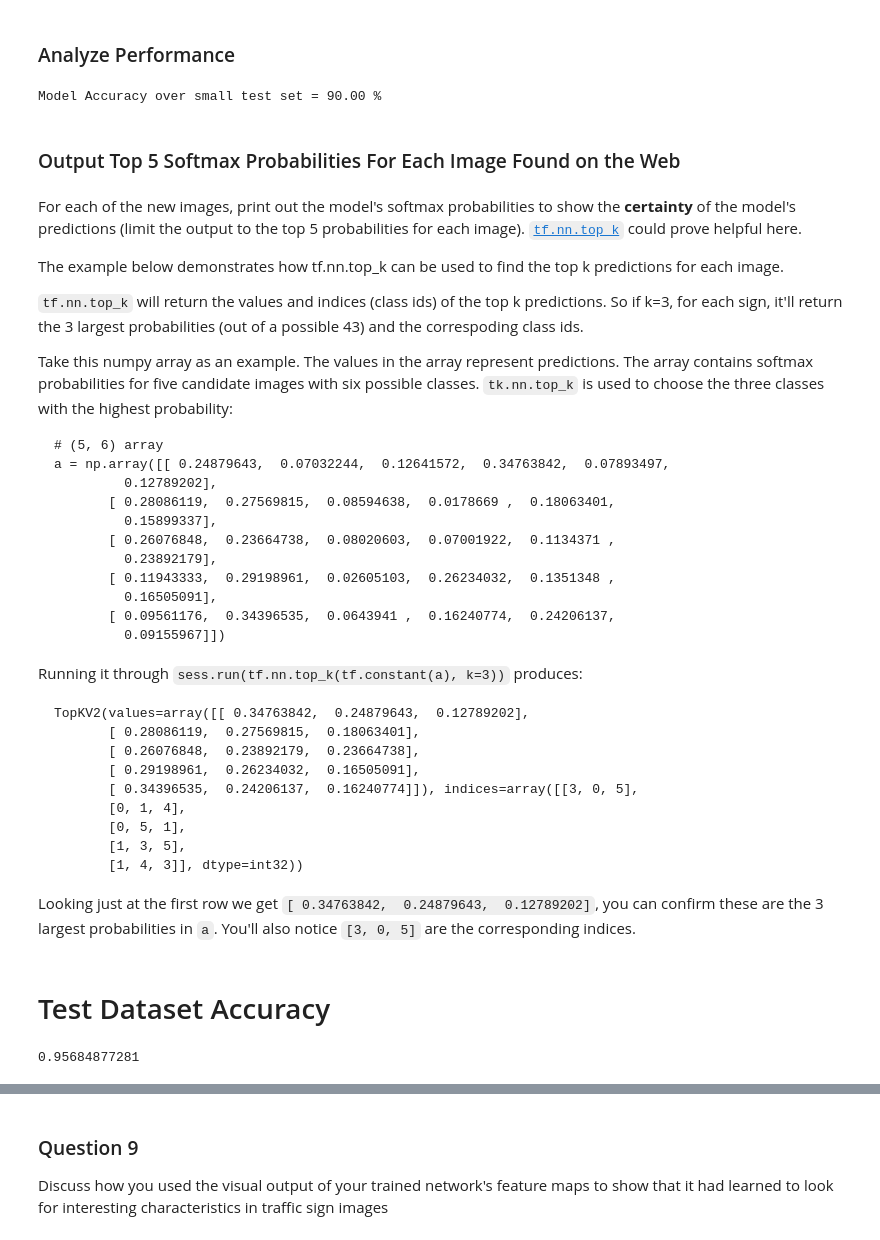
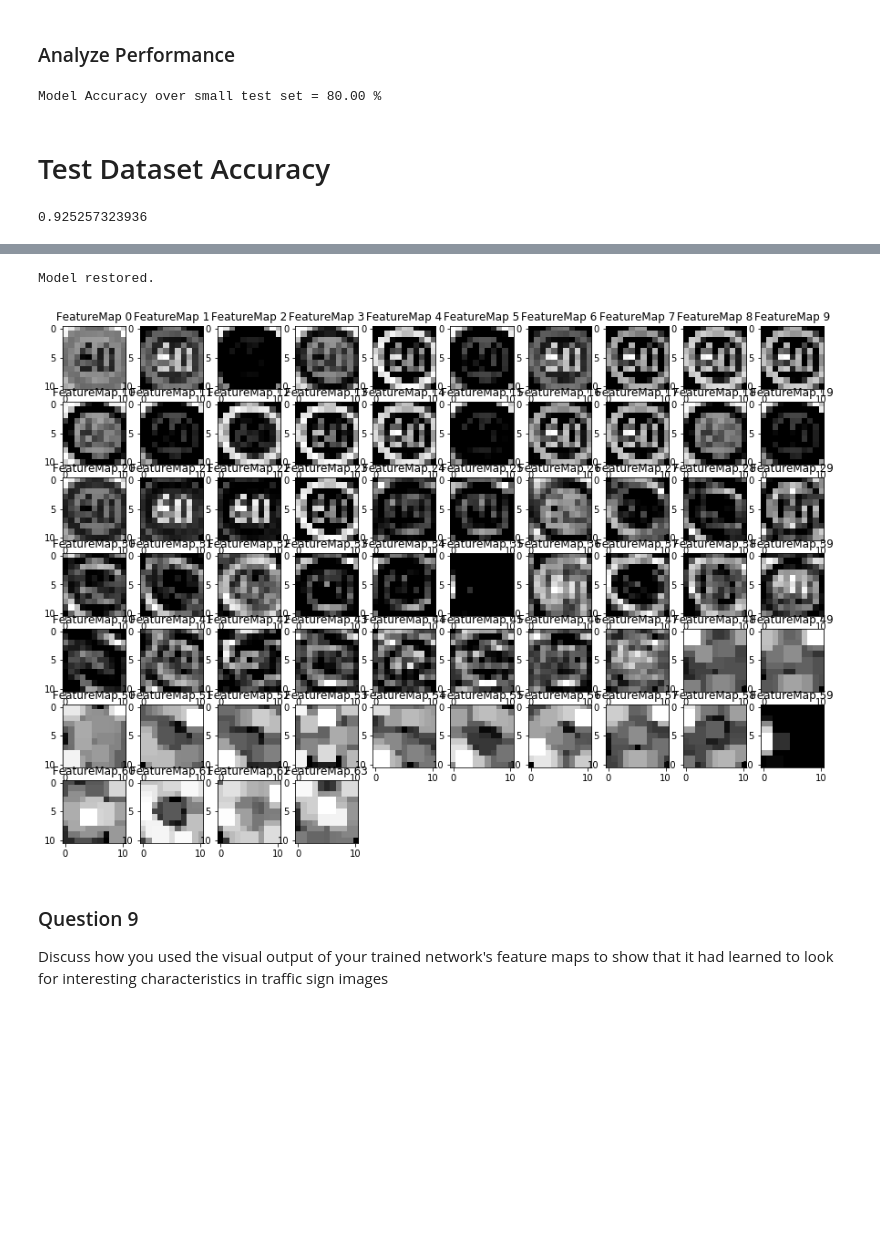
Before and after one commit to mibrahimali/CarND-Traffic-Sign-Classifier-P2, a Jupyter notebook: Traffic_Sign_Classifier.ipynb, the cells around one changed output, grey strips where cells are left out. Saved outputs shown, nothing was run; the diff lists cells and outputs as text; code cells hidden in the pictures; blank space fills up the shorter version.

````diff
--- a/Traffic_Sign_Classifier.ipynb
+++ b/Traffic_Sign_Classifier.ipynb
@@ -585,50 +609,10 @@ Model restored.
 # %%
 ### Given new small test dataset, Model Accuracy is calculated below
 overall_accuracy = 0
-for sample_id, sample_result in enumerate(accuracy):
+for sample_id, sample_result in enumerate(output_probabilites):
     if np.argmax(sample_result[0]) == labels[sample_id]:
         overall_accuracy += 1
-overall_accuracy = overall_accuracy / float(len(accuracy))
+overall_accuracy = overall_accuracy / float(len(output_probabilites))
 print("Model Accuracy over small test set = {:.2f} %".format(overall_accuracy*100))
 # %% [output]
-Model Accuracy over small test set = 90.00 %
+Model Accuracy over small test set = 80.00 %
-# %% [markdown]
-### Output Top 5 Softmax Probabilities For Each Image Found on the Web
-# %% [markdown]
-For each of the new images, print out the model's softmax probabilities to show the **certainty** of the model's predictions (limit the output to the top 5 probabilities for each image). [`tf.nn.top_k`](https://www.tensorflow.org/versions/r0.12/api_docs/python/nn.html#top_k) could prove helpful here.
-
-The example below demonstrates how tf.nn.top_k can be used to find the top k predictions for each image.
-
-`tf.nn.top_k` will return the values and indices (class ids) of the top k predictions. So if k=3, for each sign, it'll return the 3 largest probabilities (out of a possible 43) and the correspoding class ids.
-
-Take this numpy array as an example. The values in the array represent predictions. The array contains softmax probabilities for five candidate images with six possible classes. `tk.nn.top_k` is used to choose the three classes with the highest probability:
-
-```
-# (5, 6) array
-a = np.array([[ 0.24879643,  0.07032244,  0.12641572,  0.34763842,  0.07893497,
-         0.12789202],
-       [ 0.28086119,  0.27569815,  0.08594638,  0.0178669 ,  0.18063401,
-         0.15899337],
-       [ 0.26076848,  0.23664738,  0.08020603,  0.07001922,  0.1134371 ,
-         0.23892179],
-       [ 0.11943333,  0.29198961,  0.02605103,  0.26234032,  0.1351348 ,
-         0.16505091],
-       [ 0.09561176,  0.34396535,  0.0643941 ,  0.16240774,  0.24206137,
-         0.09155967]])
-```
-
-Running it through `sess.run(tf.nn.top_k(tf.constant(a), k=3))` produces:
-
-```
-TopKV2(values=array([[ 0.34763842,  0.24879643,  0.12789202],
-       [ 0.28086119,  0.27569815,  0.18063401],
-       [ 0.26076848,  0.23892179,  0.23664738],
-       [ 0.29198961,  0.26234032,  0.16505091],
-       [ 0.34396535,  0.24206137,  0.16240774]]), indices=array([[3, 0, 5],
-       [0, 1, 4],
-       [0, 5, 1],
-       [1, 3, 5],
-       [1, 4, 3]], dtype=int32))
-```
-
-Looking just at the first row we get `[ 0.34763842,  0.24879643,  0.12789202]`, you can confirm these are the 3 largest probabilities in `a`. You'll also notice `[3, 0, 5]` are the corresponding indices.
@@ -641,9 +622,9 @@ Looking just at the first row we get `[ 0.34763842,  0.24879643,  0.12789202]`,
 with tf.Session() as sess:
     # Restore variables from disk.
     saver.restore(sess, "./lenet")
-    print(evaluate(X_test,y_test))
+    print(evaluate(X_test_normalized,y_test))
 # %% [output]
-0.95684877281
+0.925257323936
 # %% [markdown]
 ---
 
@@ -678,11 +659,11 @@ def outputFeatureMap(image_input, tf_activation, activation_min=-1, activation_m
     # image_input =
     # Note: x should be the same name as your network's tensorflow data placeholder variable
     # If you get an error tf_activation is not defined it maybe having trouble accessing the variable from inside a function
-    activation = tf_activation.eval(session=sess,feed_dict={x : image_input})
+    activation = tf_activation.eval(session=sess,feed_dict={x : image_input,keep_prob:1})
     featuremaps = activation.shape[3]
     plt.figure(plt_num, figsize=(15,15))
     for featuremap in range(featuremaps):
-        plt.subplot(6,8, featuremap+1) # sets the number of feature maps to show on each row and column
+        plt.subplot(10,10, featuremap+1) # sets the number of feature maps to show on each row and column
         plt.title('FeatureMap ' + str(featuremap)) # displays the feature map number
         if activation_min != -1 & activation_max != -1:
             plt.imshow(activation[0,:,:, featuremap], interpolation="nearest", vmin =activation_min, vmax=activation_max, cmap="gray")
@@ -692,6 +673,19 @@ def outputFeatureMap(image_input, tf_activation, activation_min=-1, activation_m
             plt.imshow(activation[0,:,:, featuremap], interpolation="nearest", vmin=activation_min, cmap="gray")
         else:
             plt.imshow(activation[0,:,:, featuremap], interpolation="nearest", cmap="gray")
+# %%
+import random
+
+with tf.Session() as sess:
+    saver.restore(sess, "./lenet")
+    print("Model restored.")
+    index = random.randint(0, len(X_test_normalized))
+    image = X_test_normalized[index].squeeze()
+    images_TF = tf.expand_dims(np.array(image), 0)
+    outputFeatureMap(images_TF.eval(), inception_1, plt_num=1)
+# %% [output]
+Model restored.
+[figure, added]
 # %% [markdown]
 ### Question 9
 
````
Also changed, not shown: parts of 15 cells of this notebook, 3 other files.
